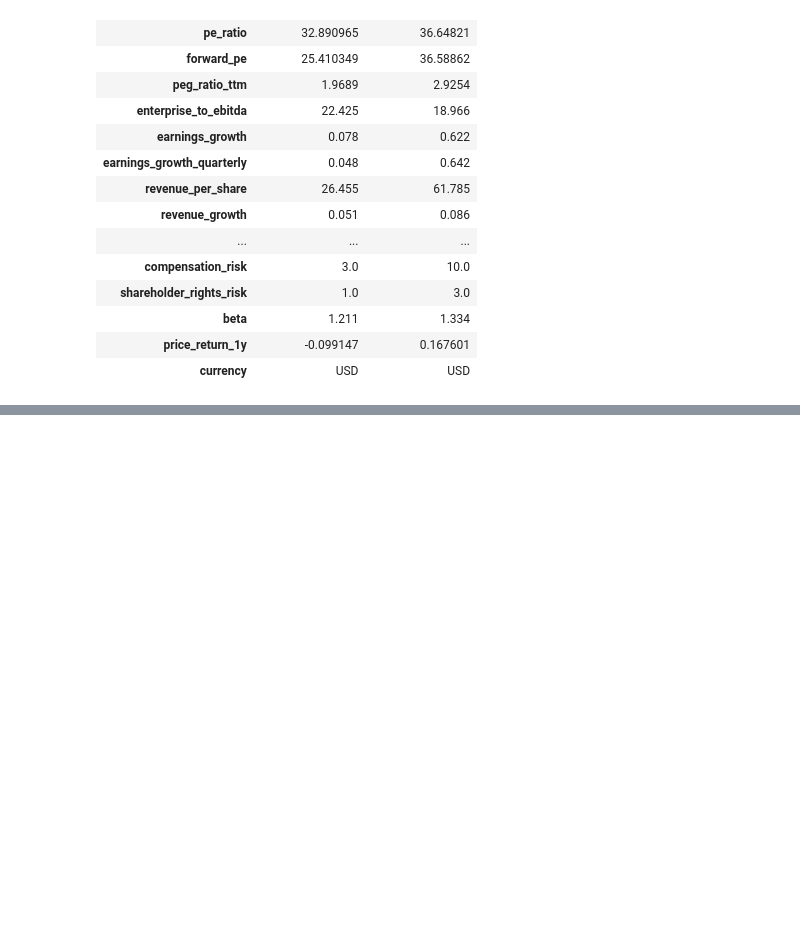
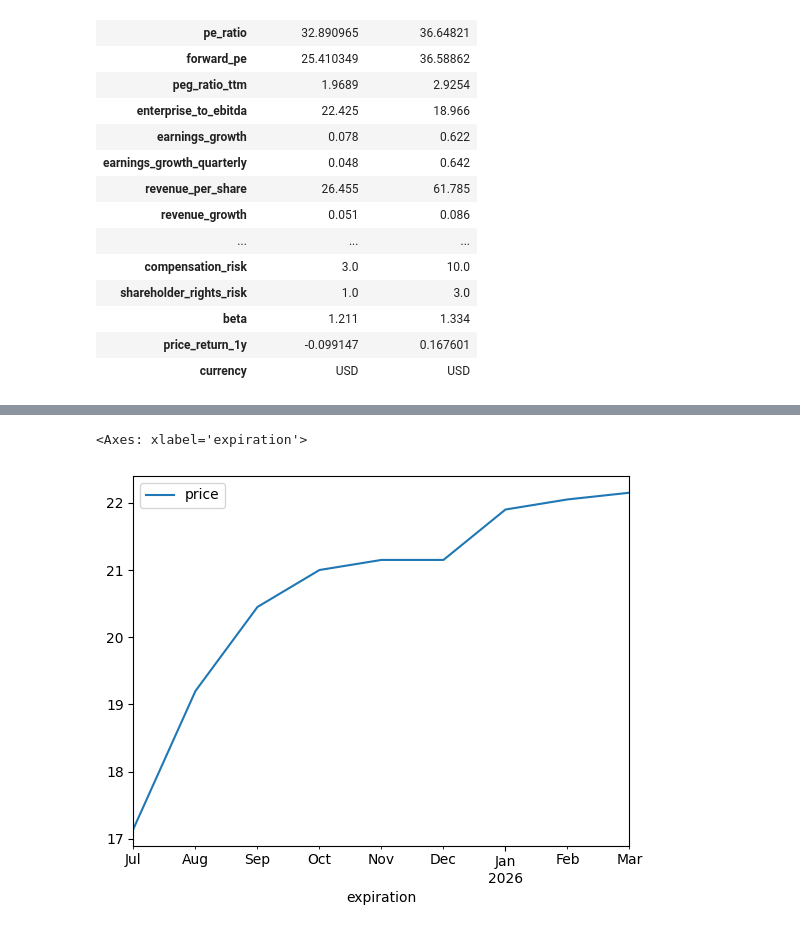
Before and after one commit to GeordieJones/financePython, a Jupyter notebook: algorythmic_trading/use_openBB.ipynb, the cells around one changed output, grey strips where cells are left out. Cells and saved outputs as stored; diff of their text form; code cells hidden in the pictures; blank space fills up the shorter version.

Commit message:
futures pricing

```diff
--- a/algorythmic_trading/use_openBB.ipynb
+++ b/algorythmic_trading/use_openBB.ipynb
@@ -58,3 +58,11 @@ obb.equity.compare.groups(group ='sector', metric = 'overview', provider='finviz
 | 8 | Basic Materials | 2142530000000 | -0.0009 | 0.0217 | 22.95 | 15.38 | 1.98 | 0.0283 | ... |
 | 9 | Consumer Cyclical | 8644010000000 | 0.0007 | 0.0083 | 26.74 | 21.59 | 1.56 | 0.0506 | ... |
 | 10 | Energy | 3554160000000 | 0.0060 | 0.0420 | 15.60 | 12.67 | 1.51 | 0.0324 | ... |
+# %%
+import pandas as pd
+n_data= obb.derivatives.futures.curve(symbol='VX')
+n_data.index = pd.to_datetime(n_data.expiration)
+n_data.plot()
+# %% [output]
+<Axes: xlabel='expiration'>
+[figure, added]
```
Also changed, not shown: parts of 2 cells of this notebook.
